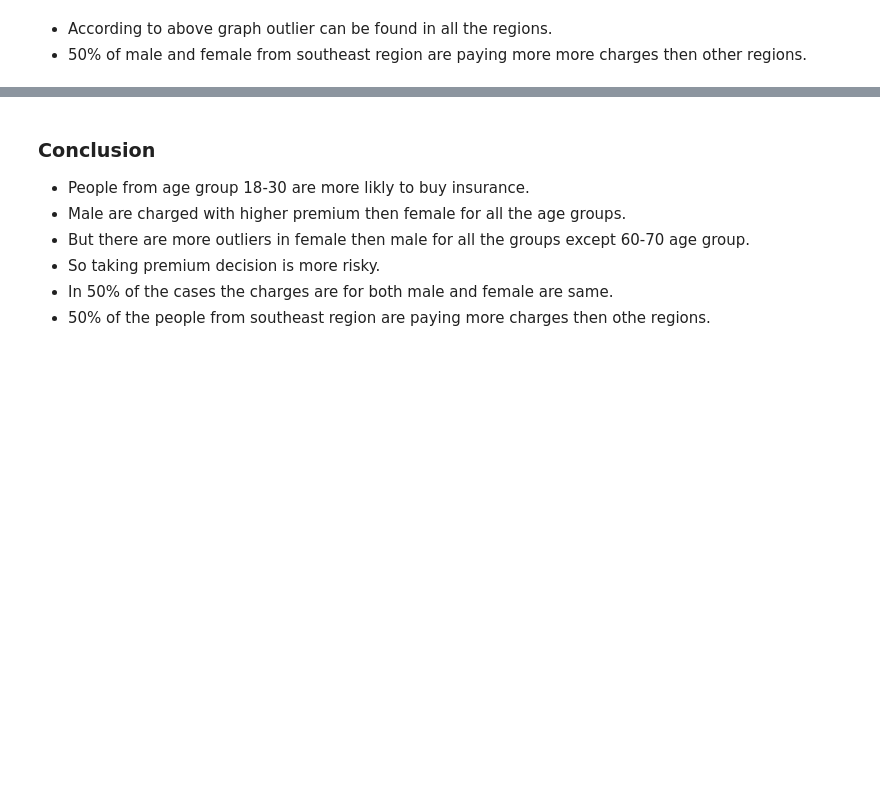
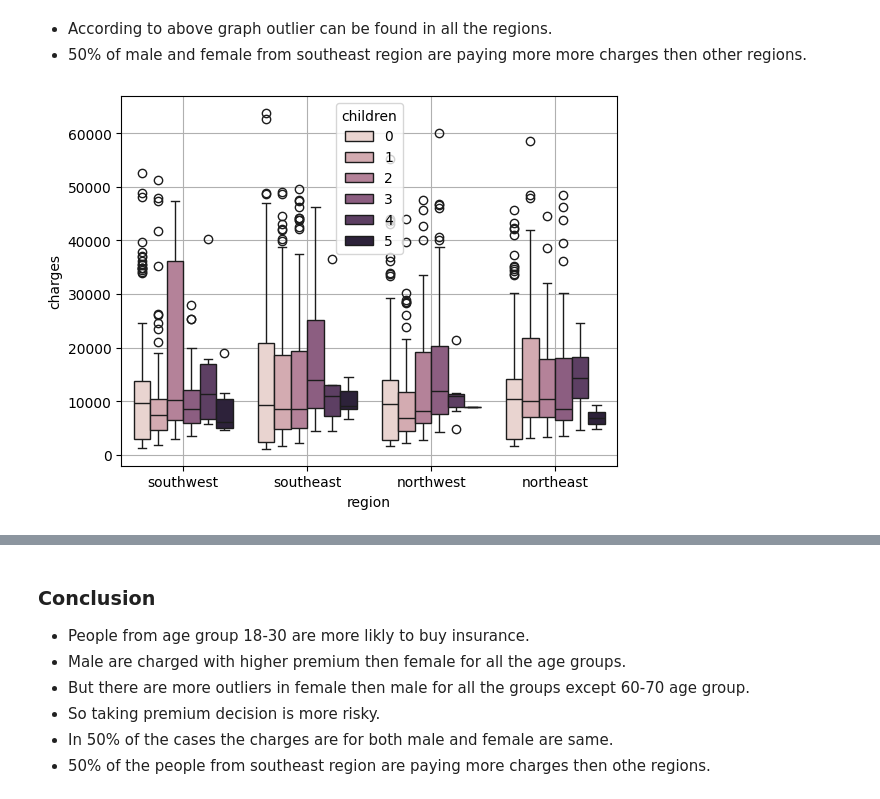
Before and after one commit to rushi0808/insurance-prediction, a Jupyter notebook: notebooks/EDA.ipynb, the cells around one changed output, grey strips where cells are left out. Cells and saved outputs as stored; diff of their text form; code cells hidden in the pictures; blank space fills up the shorter version.

```diff
--- a/notebooks/EDA.ipynb
+++ b/notebooks/EDA.ipynb
@@ -139,3 +139,9 @@ plt.show()
 # %% [markdown]
 - According to above graph outlier can be found in all the regions.
 - 50% of male and female from southeast region are paying more more charges then other regions.
+# %%
+sns.boxplot(data=df, x='region', y='charges', hue='children')
+plt.grid()
+plt.show()
+# %% [output]
+[figure, added]
```
Also changed, not shown: parts of 6 cells of this notebook, 2 other files.
